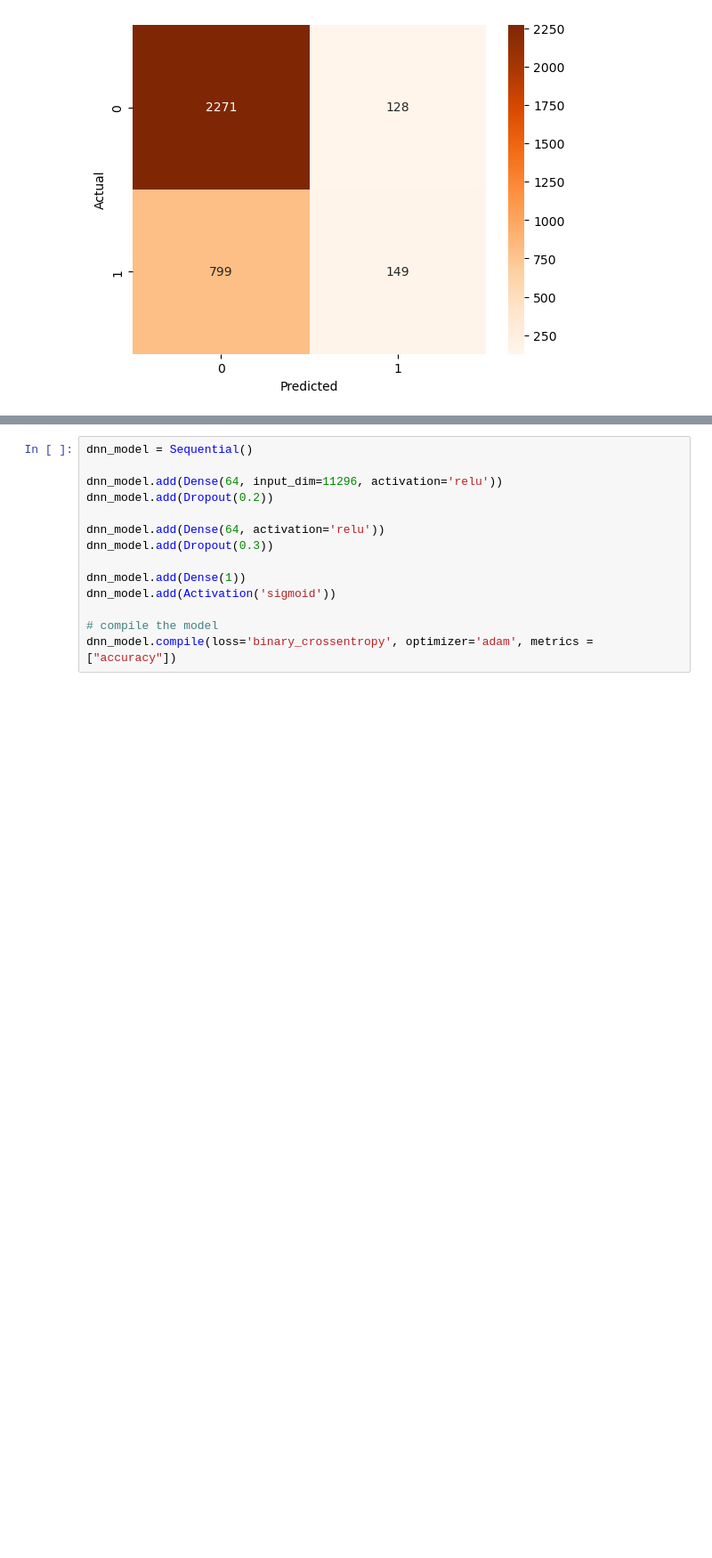
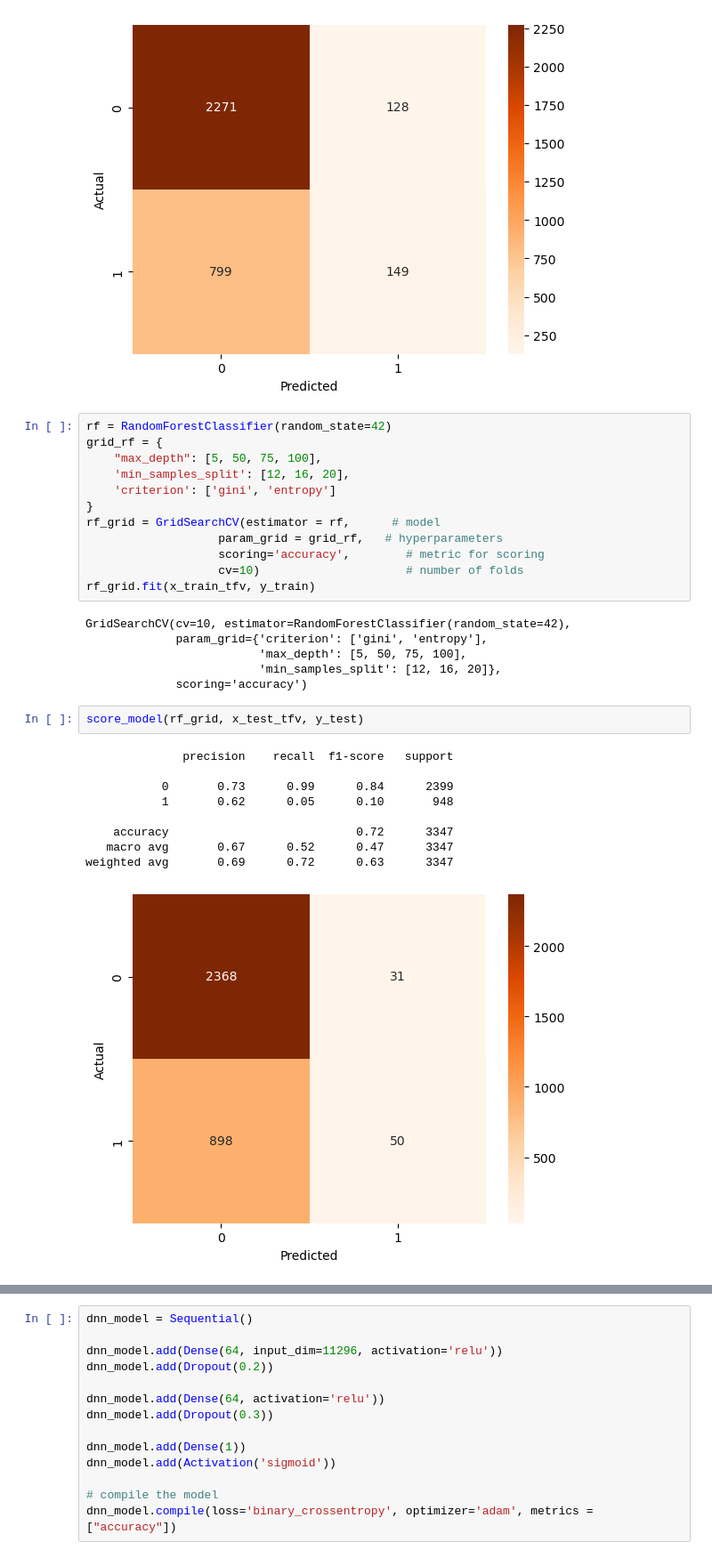
Before and after one commit to lohdaijiu/BT4222_FakeNewsClassifier, a Jupyter notebook: ModelBuilding_2.ipynb, the cells around one changed output, grey strips where cells are left out. Shown at 89% size. Saved outputs shown, nothing was run; the diff lists cells and outputs as text; blank space fills up the shorter version.

```diff
--- a/ModelBuilding_2.ipynb
+++ b/ModelBuilding_2.ipynb
@@ -194,3 +194,33 @@ score_model(xg_clf, x_test_tfv, y_test)
    macro avg       0.64      0.55      0.54      3347
 weighted avg       0.68      0.72      0.66      3347
 [figure]
+# %%
+rf = RandomForestClassifier(random_state=42)
+grid_rf = {
+    "max_depth": [5, 50, 75, 100],
+    'min_samples_split': [12, 16, 20],
+    'criterion': ['gini', 'entropy']
+}
+rf_grid = GridSearchCV(estimator = rf,      # model
+                   param_grid = grid_rf,   # hyperparameters
+                   scoring='accuracy',        # metric for scoring
+                   cv=10)                     # number of folds
+rf_grid.fit(x_train_tfv, y_train)
+# %% [output]
+GridSearchCV(cv=10, estimator=RandomForestClassifier(random_state=42),
+             param_grid={'criterion': ['gini', 'entropy'],
+                         'max_depth': [5, 50, 75, 100],
+                         'min_samples_split': [12, 16, 20]},
+             scoring='accuracy')
+# %%
+score_model(rf_grid, x_test_tfv, y_test)
+# %% [output]
+              precision    recall  f1-score   support
+
+           0       0.73      0.99      0.84      2399
+           1       0.62      0.05      0.10       948
+
+    accuracy                           0.72      3347
+   macro avg       0.67      0.52      0.47      3347
+weighted avg       0.69      0.72      0.63      3347
+[figure, added]
```
Also changed, not shown: parts of 5 cells of this notebook, 2 other files.
